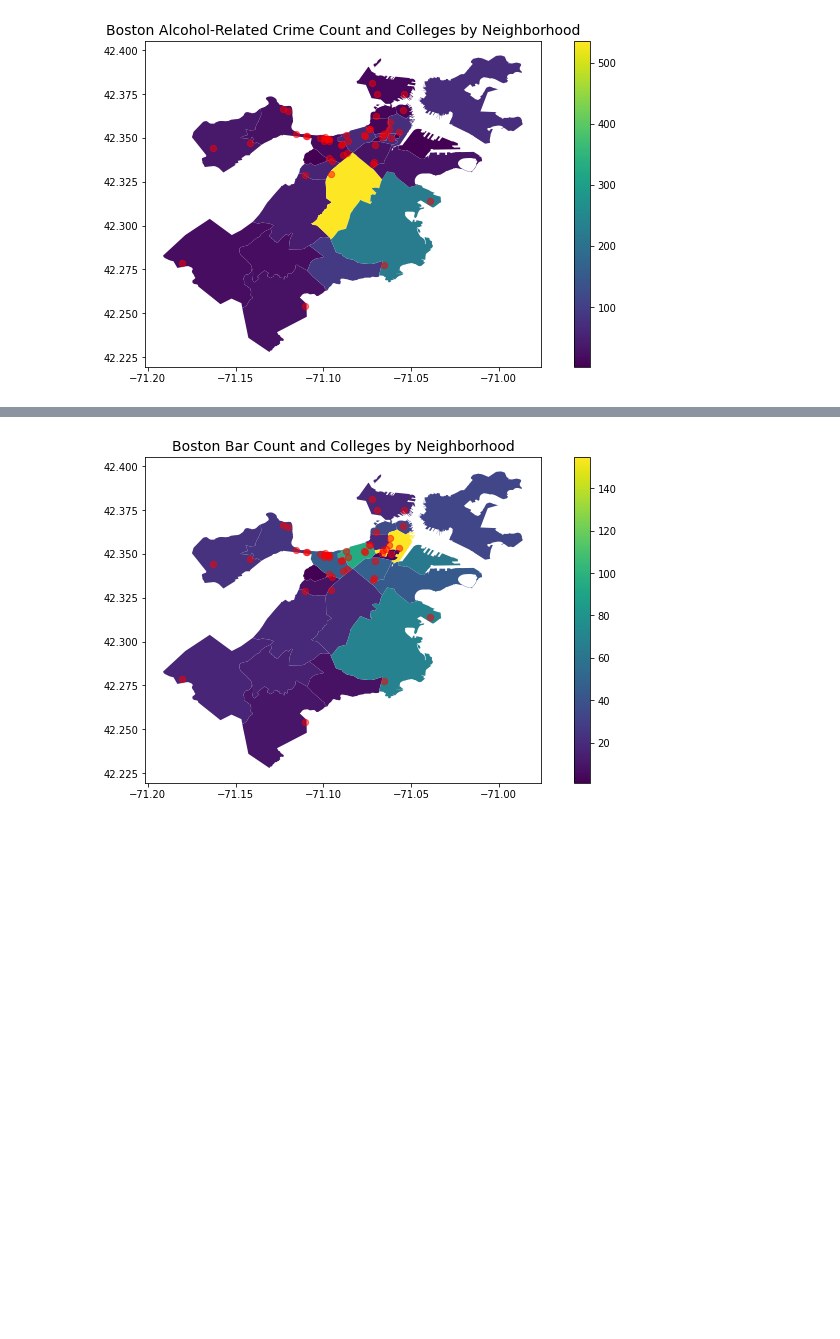
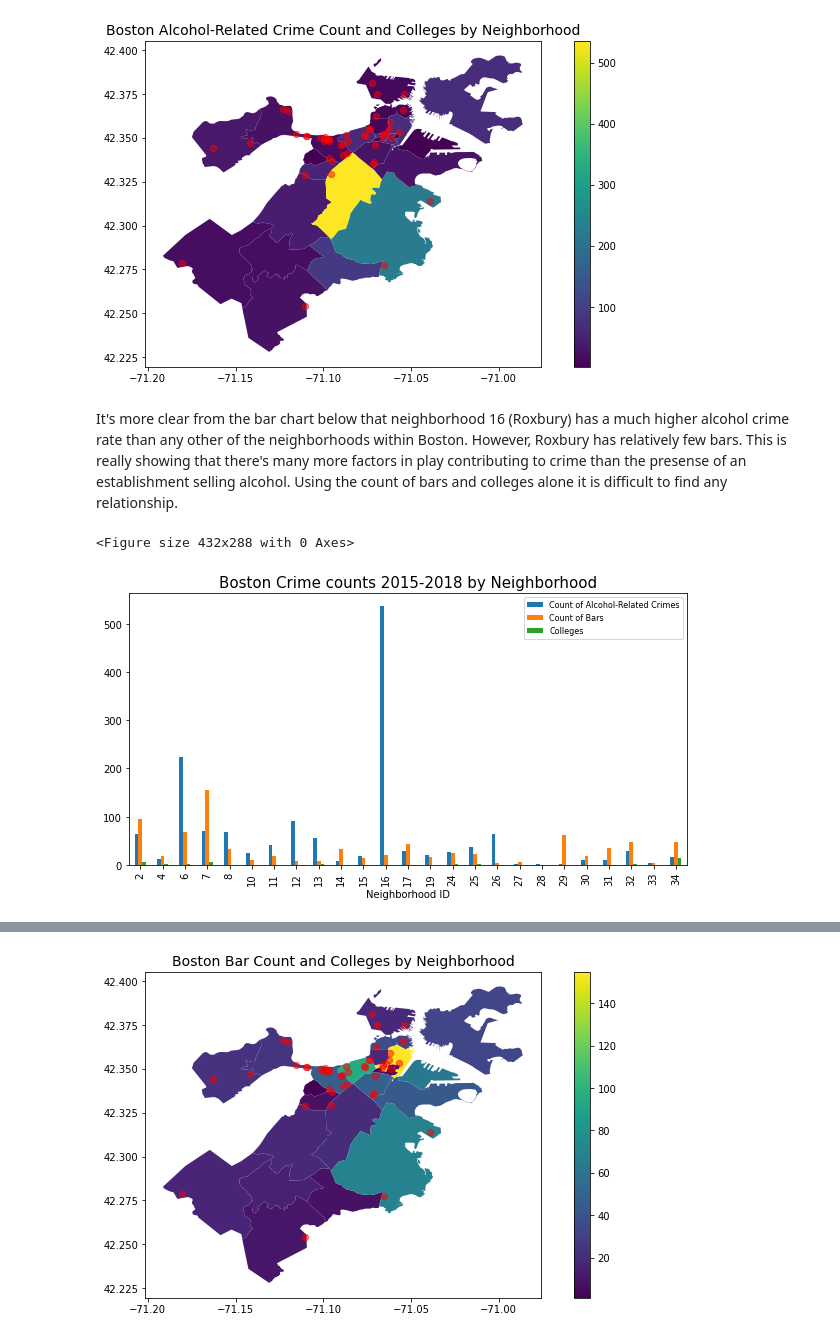
Before and after one commit to pickdani/Bostonography-Final, a Jupyter notebook: data-manipulation.ipynb, the cells around one changed output, grey strips where cells are left out. Drawn from its saved outputs; the diff is of its cells as text; code cells hidden in the pictures; blank space fills up the shorter version.

Commit message:
finish maps and visualizations

```diff
--- a/data-manipulation.ipynb
+++ b/data-manipulation.ipynb
@@ -416,3 +431,15 @@ plt.title('Boston Alcohol-Related Crime Count and Colleges by Neighborhood', fon
 plt.show()
 # %% [output]
 [figure]
+# %% [markdown]
+It's more clear from the bar chart below that neighborhood 16 (Roxbury) has a much higher alcohol crime rate than any other of the neighborhoods within Boston. However, Roxbury has relatively few bars. This is really showing that there's many more factors in play contributing to crime than the presense of an establishment selling alcohol. Using the count of bars and colleges alone it is difficult to find any relationship.
+# %%
+fig = plt.figure()
+ax = combined_df[['crime', 'bars', 'colleges']].plot.bar(legend=True, figsize=(10,5), fontsize=10)
+plt.title('Boston Crime counts 2015-2018 by Neighborhood', fontsize = 15)
+plt.legend(["Count of Alcohol-Related Crimes", "Count of Bars", 'Colleges'], prop={"size":8})
+plt.xlabel('Neighborhood ID', fontsize=10)
+plt.show()
+# %% [output]
+<Figure size 432x288 with 0 Axes>
+[figure, added]
```
Also changed, not shown: parts of 26 cells of this notebook.
